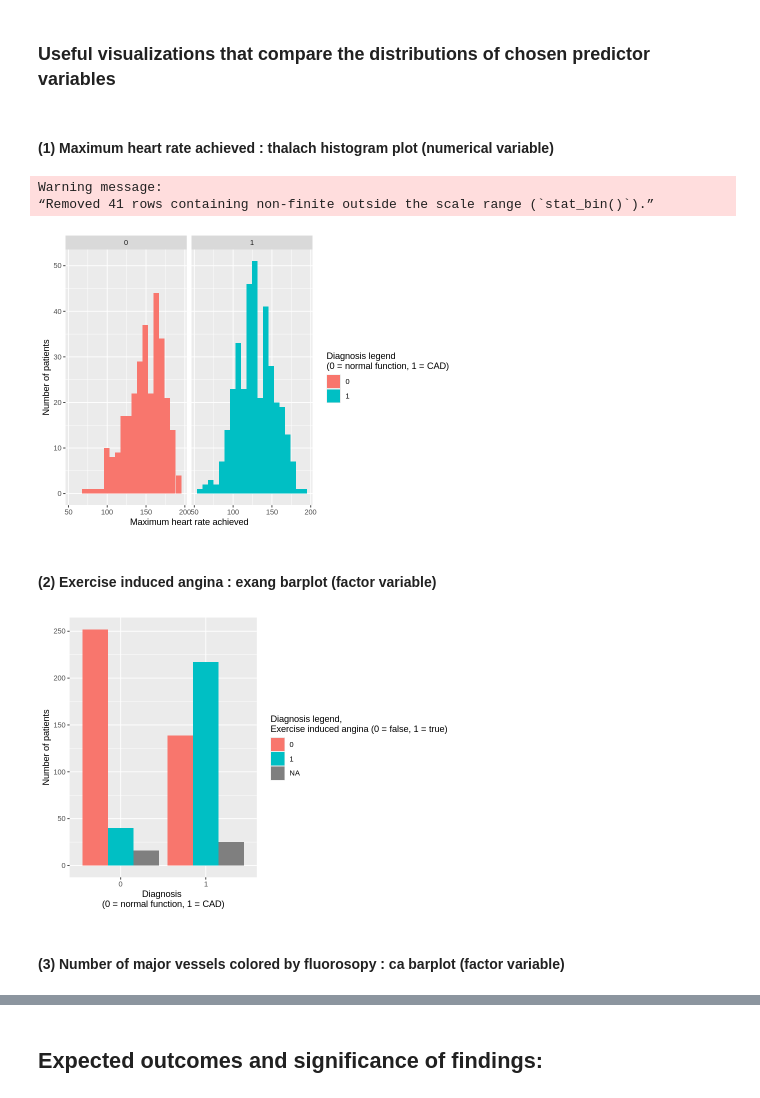
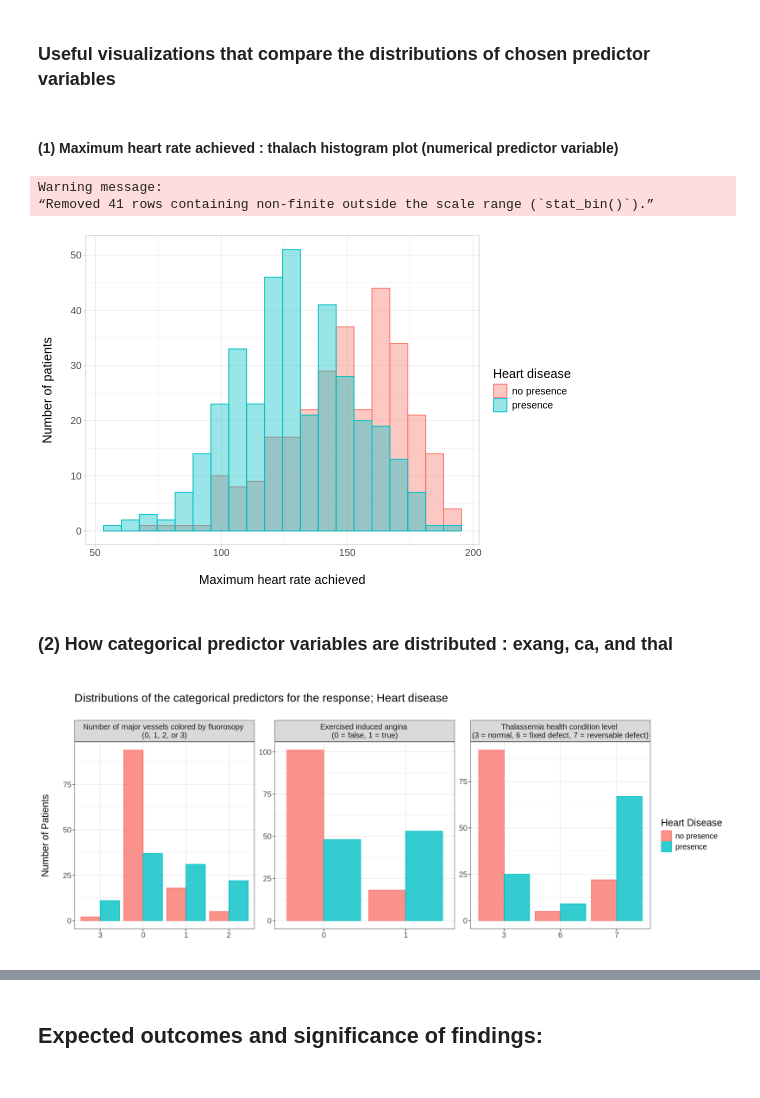
Before and after one commit to kareenaka/dsci100project_kareenakak, a Jupyter notebook: project_proposal.ipynb, the cells around one changed output, grey strips where cells are left out. Cells and saved outputs as stored; diff of their text form; code cells hidden in the pictures.

```diff
--- a/project_proposal.ipynb
+++ b/project_proposal.ipynb
@@ -81,7 +87,6 @@ data3 <- read.csv("data/heart_disease/processed.switzerland.data", header = FALS
 data4 <- read.csv("data/heart_disease/processed.va.data", header = FALSE) |>
     map_df(function(x) gsub("?",NA,x, fixed = TRUE))
 
-
 # There are a total of 14 columns in this dataset (Janosi et al., 1988):
     # 1. age: age (years)
     # 2. sex: sex (0 = female, 1 = male)
@@ -98,7 +103,7 @@ data4 <- read.csv("data/heart_disease/processed.va.data", header = FALSE) |>
     # 13. thal: thalassemia health condition level (3 = normal, 6 = fixed defect, 7 = reversable defect)
     # 14. num: diagnosis of the heart disease
 
-# since there are no header titles included in the original dataset, I will 1) merge all of the 4 regional datasets, then 2) add column names in manually
+# merge datasets into single dataset and change column header names to match the above list
 
 heart_data <-
     bind_rows(data1, data2, data3, data4) |>
@@ -106,7 +111,7 @@ heart_data <-
                "restecg", "thalach", "exang", "oldpeak", "slope", "ca",
                "thal", "num")) |>
     mutate_all(as.numeric) |>
-    mutate(num = ifelse(is.na(num), NA, (num > 0)) |> as.numeric())
+    mutate(num = ifelse(num > 0, "presence", "no presence") |> as.factor())
 
 heart_data
 # %% [output]
@@ -244,32 +256,55 @@ A tibble: 1 × 2
 # %% [markdown]
 ### Useful visualizations that compare the distributions of chosen predictor variables
 # %% [markdown]
-#### (1) Maximum heart rate achieved : thalach histogram plot (numerical variable)
+#### (1) Maximum heart rate achieved : thalach histogram plot (numerical predictor variable)
 # %%
-options(repr.plot.width = 7, repr.plot.height = 5)
+options(repr.plot.width = 9, repr.plot.height = 6)
 
 thalach_histogram <- heart_train |>
-    ggplot(aes(x = thalach, fill = as_factor(num))) +
-    geom_histogram(bins = 20) +
-    labs(x = "Maximum heart rate achieved", y = "Number of patients", fill = "Diagnosis legend \n(0 = normal function, 1 = CAD)") +
-    facet_grid(cols = vars(num))
+    ggplot(aes(x = thalach, fill = num, colour = num)) +     # setting up the historgam axis and layout
+    geom_histogram(alpha = 0.4, position = "identity", bins = 20) +     # histogram formatting
+    labs(x = "\nMaximum heart rate achieved", y = "Number of patients\n", fill = "Heart disease", colour = "Heart disease") +
+    theme_light() +      # visual formatting to allow the bars to be the main focus of the plot - increases readibility and understanding
+    theme(text = element_text(size = 15))
 
 thalach_histogram
 # %% [output]
 Warning message:
 “Removed 41 rows containing non-finite outside the scale range (`stat_bin()`).”
-[figure, old version]
+[figure, new version]
 # %% [markdown]
-#### (2) Exercise induced angina : exang barplot (factor variable)
+### (2) How categorical predictor variables are distributed : exang, ca, and thal
 # %%
-options(repr.plot.width = 7, repr.plot.height = 5)
 
-exang_bar <- ggplot(heart_train, aes(x = as_factor(num), fill = as_factor(exang))) +
-    geom_bar(position = "dodge", stat = "count") +
-    labs(x = "Diagnosis \n(0 = normal function, 1 = CAD)", y = "Number of patients", fill = "Diagnosis legend, \nExercise induced angina (0 = false, 1 = true)")
+options(repr.plot.width = 15, repr.plot.height = 6)
 
-exang_bar
+pivot_data <- heart_train |>
+    na.omit() |>     # ommitting NA values to simplify the graph
+    select(num, thal, exang, ca) |>    # selecting the response and predictor variables
+    map_df(as.factor) |>    # turn all of these categorical variables from dbl to factor columns
+    pivot_longer(cols = thal:ca,       # makes the dataset more concise and easier to model with
+                 names_to = "predictors",
+                 values_to = "values")
+
+labels <- c(thal = "Thalassemia health condition level \n(3 = normal, 6 = fixed defect, 7 = reversable defect)",
+            exang = "Exercised induced angina \n(0 = false, 1 = true)",
+            ca = "Number of major vessels colored by fluorosopy \n(0, 1, 2, or 3)")      # formatting the labels of the plot
+
+facet_categorical_plots <- pivot_data |>
+    ggplot(aes(x = values, fill = num, colour = num)) +
+    geom_bar(position = "dodge", stat = "count", alpha = 0.8) +
+    labs(x = "",         # label, legend, and axis formatting
+         y = "Number of Patients\n",
+         fill = "Heart Disease",
+         colour = "Heart Disease",
+         title = "\nDistributions of the categorical predictors for the response; Heart disease\n") +
+    facet_wrap(vars(predictors),
+               scales = "free",
+               labeller = labeller(predictors = labels)) +
+    theme_bw() +
+    theme(plot.caption = element_text(hjust = 0),      # plot size formatting
+          text = element_text(size = 15))
+
+facet_categorical_plots
 # %% [output]
-[figure, old version]
+[figure, new version]
-# %% [markdown]
-#### (3) Number of major vessels colored by fluorosopy : ca barplot (factor variable)
```
Also changed, not shown: parts of 17 cells of this notebook.
